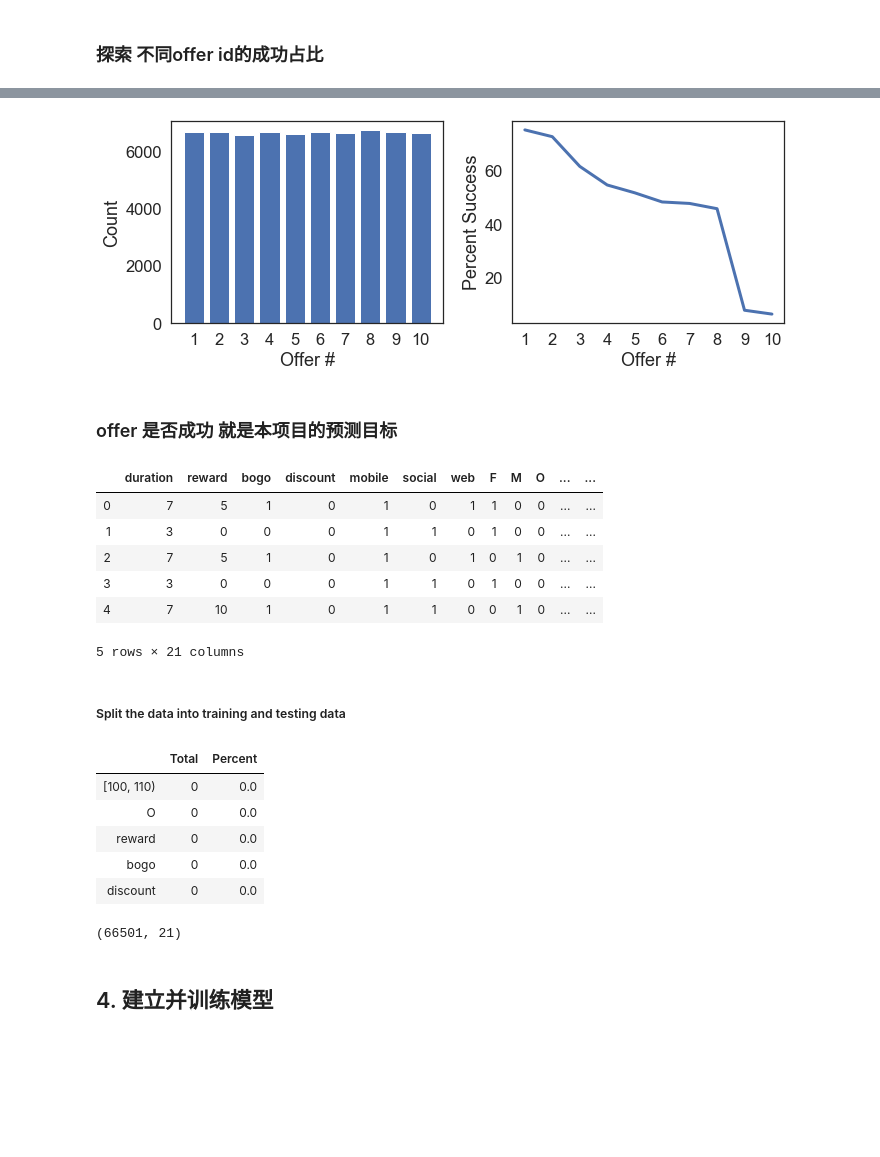
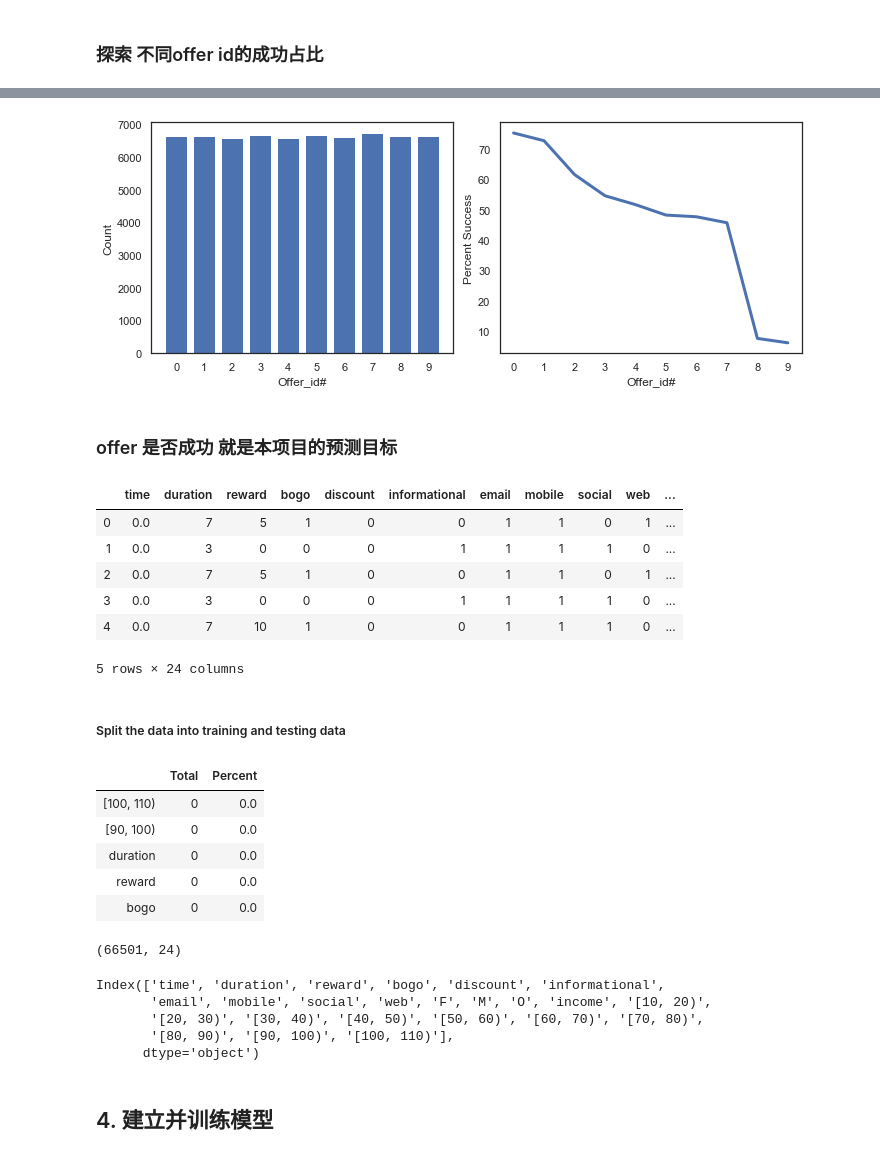
Before and after one commit to flamever2015/Starbucks_Capstone, a Jupyter notebook: Starbucks_Capstone_notebook-zh.ipynb, the cells around one changed output, grey strips where cells are left out. Drawn from its saved outputs; the diff is of its cells as text; code cells hidden in the pictures; blank space fills up the shorter version.

```diff
--- a/Starbucks_Capstone_notebook-zh.ipynb
+++ b/Starbucks_Capstone_notebook-zh.ipynb
@@ -378,7 +380,7 @@ female_customers = profile[profile['F'] == 1]
 other_customers=profile[profile['O'] == 1]
 current_palette = sns.color_palette()
 
-sns.set(font_scale=1.5)
+sns.set(font_scale=1)
 sns.set_style('white')
 
 fig, ax = plt.subplots(figsize=(10, 4),
@@ -764,9 +755,6 @@ def create_combined_records(customer_id,
 
     return rows
 # %%
-clean_data = create_offeranalysis_dataset(profile,
-                                              portfolio,
-                                              offer_data,
-                                              transaction_data)
+clean_data = create_offeranalysis_dataset(profile, portfolio, offer_data, transaction_data)
 # %% [output]
 [interactive output not drawn]
@@ -810,6 +781,6 @@ clean_data_backup
 # %%
-clean_data = clean_data.drop(columns=['time','customerid','email','informational'])
-
+clean_data = clean_data.drop(columns=['customerid'])
+#clean_data = clean_data.drop(columns=['time','customerid','email','informational'])
 column_ordering = ['offer_id', 'totalamount']
 column_ordering.extend([elem for elem in clean_data.columns if elem not in column_ordering])
 
@@ -861,17 +868,17 @@ percent_success
 # %%
-f, ax = plt.subplots(figsize=(10, 4), nrows=1,  ncols=2)
-ax[0].bar(percent_success.index + 1, percent_success['count'])
-ax[0].set_xticks(np.arange(0,10) + 1)
-ax[0].set_xlabel('Offer #')
+f, ax = plt.subplots(figsize=(10, 4), nrows=1, ncols=2)
+ax[0].bar(percent_success.index, percent_success['count'])
+ax[0].set_xticks(np.arange(0,10))
+ax[0].set_xlabel('Offer_id#')
 ax[0].set_ylabel('Count')
 
-ax[1].plot(percent_success.index + 1, percent_success['percentsuccess'],linewidth=3)
-ax[1].set_xticks(np.arange(0,10) + 1)
-ax[1].set_xlabel('Offer #')
+ax[1].plot(percent_success.index, percent_success['percentsuccess'],linewidth=3)
+ax[1].set_xticks(np.arange(0,10))
+ax[1].set_xlabel('Offer_id#')
 ax[1].set_ylabel('Percent Success')
 plt.tight_layout()
 # %% [output]
-[figure, old version]
+[figure, new version]
 # %% [markdown]
 ### offer 是否成功 就是本项目的预测目标
 # %%
@@ -884,13 +891,13 @@ class_label = clean_data.filter([class_label_name])
 # %%
 variables.head()
 # %% [output]
-|  | duration | reward | bogo | discount | mobile | social | web | F | M | O | ... | ... |
-| 0 | 7 | 5 | 1 | 0 | 1 | 0 | 1 | 1 | 0 | 0 | ... | ... |
-| 1 | 3 | 0 | 0 | 0 | 1 | 1 | 0 | 1 | 0 | 0 | ... | ... |
-| 2 | 7 | 5 | 1 | 0 | 1 | 0 | 1 | 0 | 1 | 0 | ... | ... |
-| 3 | 3 | 0 | 0 | 0 | 1 | 1 | 0 | 1 | 0 | 0 | ... | ... |
-| 4 | 7 | 10 | 1 | 0 | 1 | 1 | 0 | 0 | 1 | 0 | ... | ... |
+|  | time | duration | reward | bogo | discount | informational | email | mobile | social | web | ... |
+| 0 | 0.0 | 7 | 5 | 1 | 0 | 0 | 1 | 1 | 0 | 1 | ... |
+| 1 | 0.0 | 3 | 0 | 0 | 0 | 1 | 1 | 1 | 1 | 0 | ... |
+| 2 | 0.0 | 7 | 5 | 1 | 0 | 0 | 1 | 1 | 0 | 1 | ... |
+| 3 | 0.0 | 3 | 0 | 0 | 0 | 1 | 1 | 1 | 1 | 0 | ... |
+| 4 | 0.0 | 7 | 10 | 1 | 0 | 0 | 1 | 1 | 1 | 0 | ... |
-5 rows × 21 columns
+5 rows × 24 columns
 # %% [markdown]
 ##### Split the data into training and testing data
 # %%
@@ -922,14 +929,22 @@ pd.concat([total, percent], axis=1, keys=['Total', 'Percent']).head()
 # %% [output]
 |  | Total | Percent |
 | [100, 110) | 0 | 0.0 |
-| O | 0 | 0.0 |
+| [90, 100) | 0 | 0.0 |
+| duration | 0 | 0.0 |
 | reward | 0 | 0.0 |
 | bogo | 0 | 0.0 |
-| discount | 0 | 0.0 |
 # %%
 variables.shape
 # %% [output]
-(66501, 21)
+(66501, 24)
+# %%
+variables.columns
+# %% [output]
+Index(['time', 'duration', 'reward', 'bogo', 'discount', 'informational',
+       'email', 'mobile', 'social', 'web', 'F', 'M', 'O', 'income', '[10, 20)',
+       '[20, 30)', '[30, 40)', '[40, 50)', '[50, 60)', '[60, 70)', '[70, 80)',
+       '[80, 90)', '[90, 100)', '[100, 110)'],
+      dtype='object')
 # %% [markdown]
 ## 4. 建立并训练模型
 # %%
```
Also changed, not shown: parts of 58 cells of this notebook, 8 other files.
